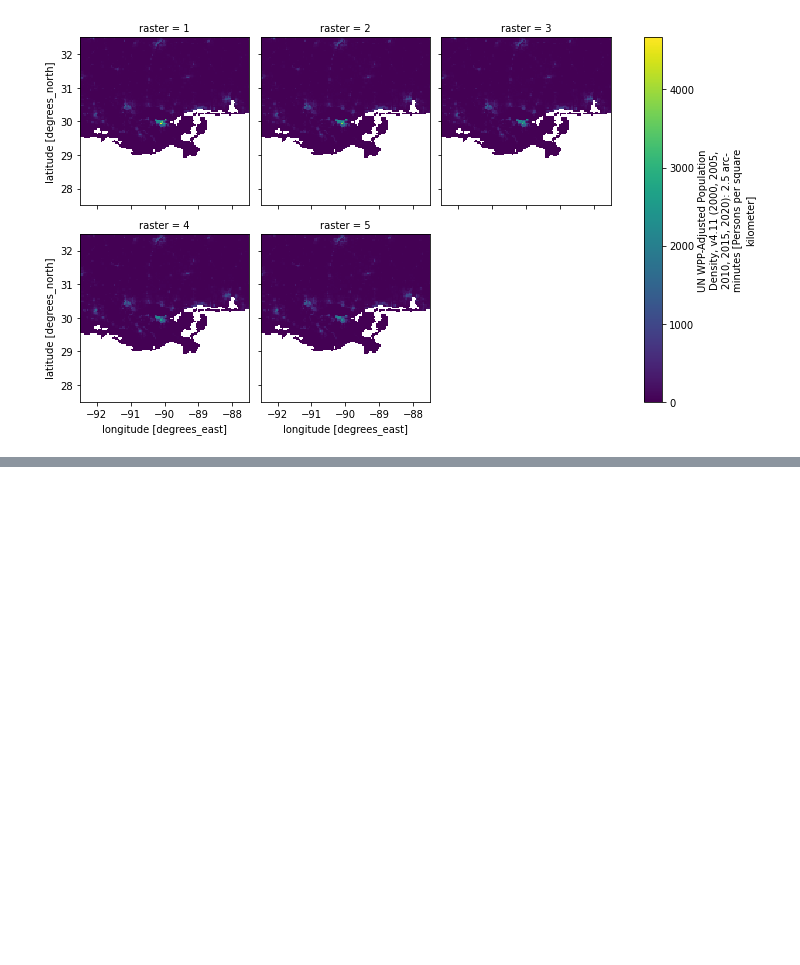
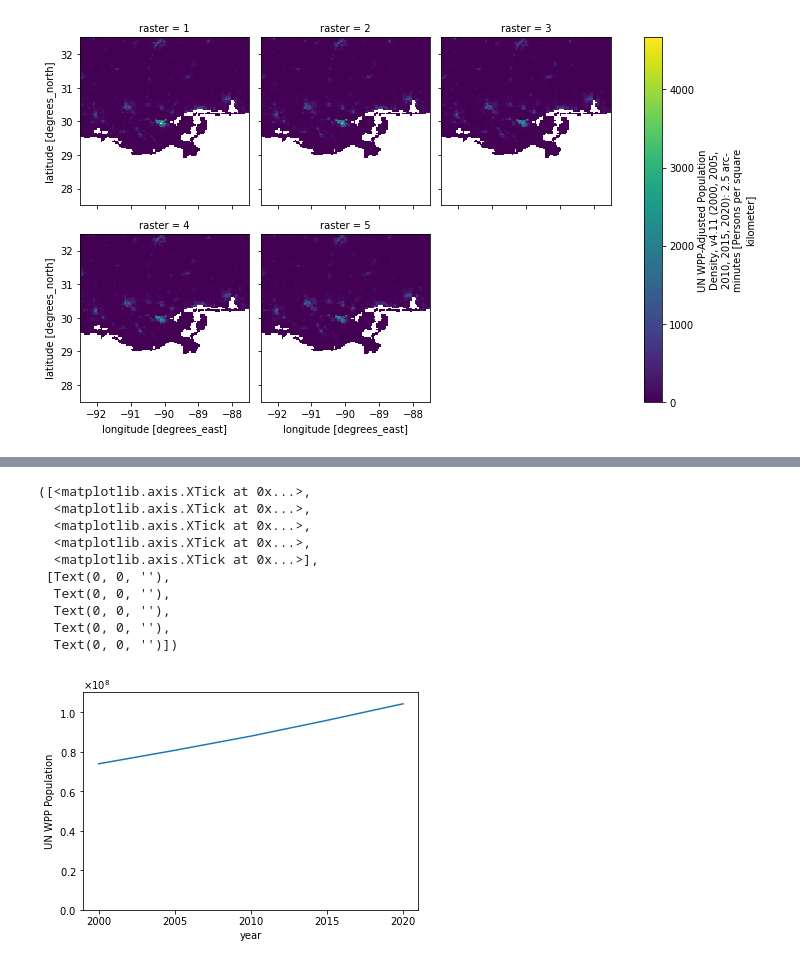
Before and after one commit to sdat2/pop, a Jupyter notebook: Pop.ipynb, the cells around one changed output, grey strips where cells are left out. Saved outputs shown, nothing was run; the diff lists cells and outputs as text; code cells hidden in the pictures; blank space fills up the shorter version.

```diff
--- a/Pop.ipynb
+++ b/Pop.ipynb
@@ -56,0 +68,18 @@ ds[var].isel(raster=slice(0,5)).sel(longitude=slice(-92.5, -87.5), latitude=slic
+# %%
+from sithom.plot import axis_formatter
+count.sum(dim=["longitude", "latitude"]).plot()
+plt.gca().ticklabel_format(axis="y", style="sci", scilimits=(0, 0), useMathText=True)
+plt.ylim(0, 1.1e8)
+plt.xticks([2000, 2005, 2010, 2015, 2020])
+# %% [output]
+([<matplotlib.axis.XTick at 0x...>,
+  <matplotlib.axis.XTick at 0x...>,
+  <matplotlib.axis.XTick at 0x...>,
+  <matplotlib.axis.XTick at 0x...>,
+  <matplotlib.axis.XTick at 0x...>],
+ [Text(0, 0, ''),
+  Text(0, 0, ''),
+  Text(0, 0, ''),
+  Text(0, 0, ''),
+  Text(0, 0, '')])
+[figure, added]
```
Also changed, not shown: parts of 3 cells of this notebook.
